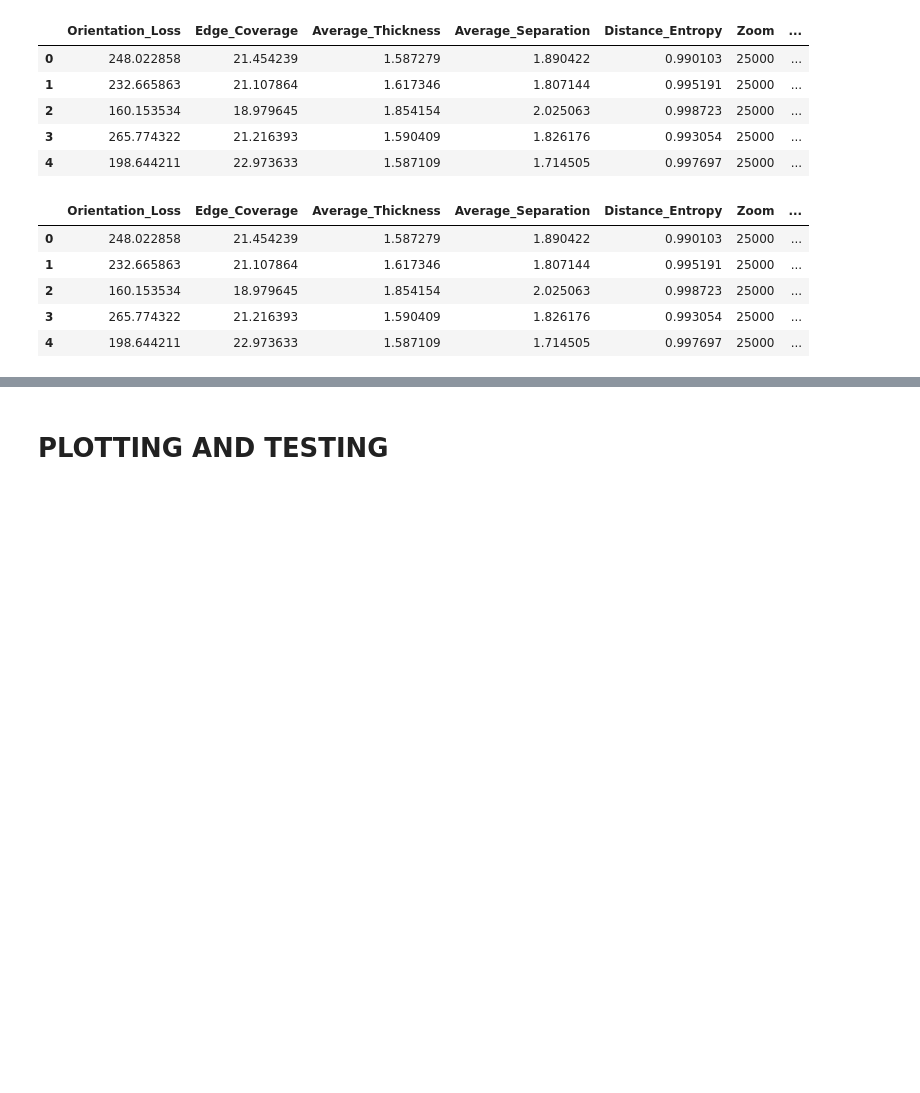
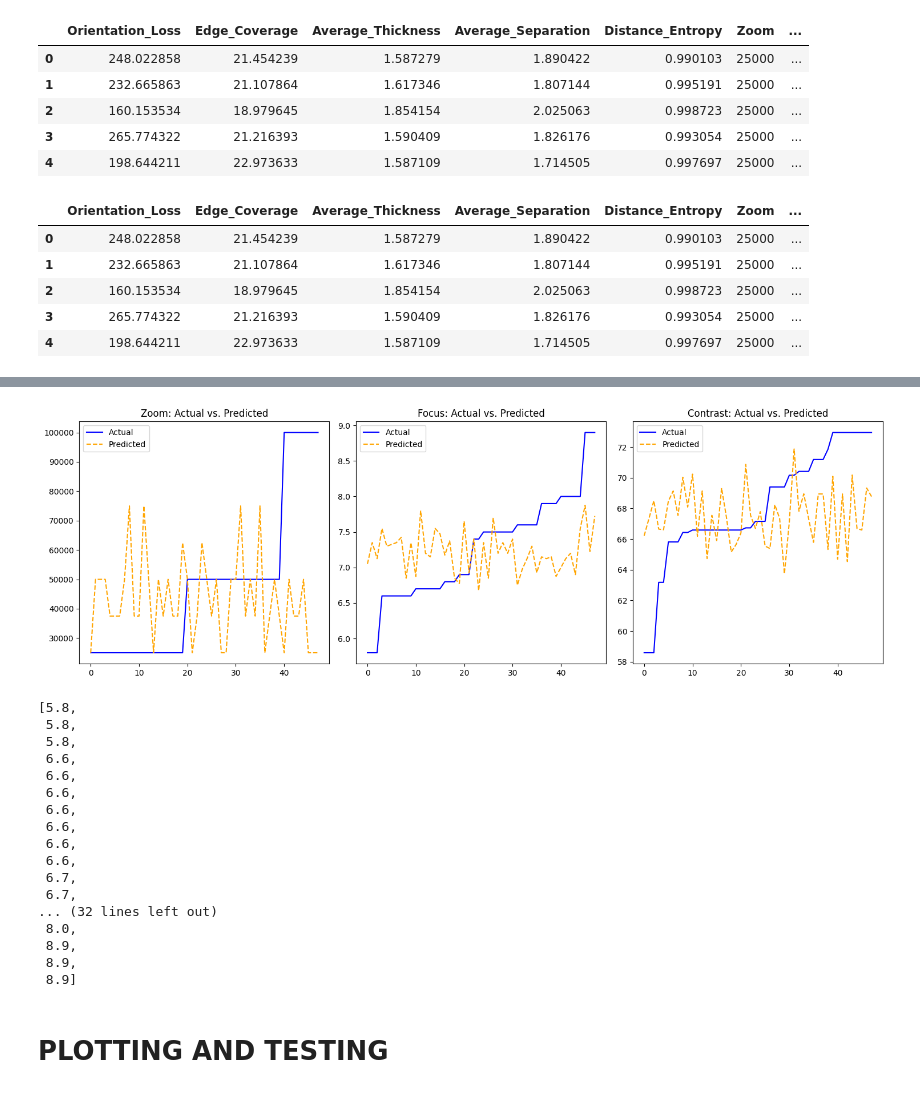
Before and after one commit to melemus/rise_environment, a Jupyter notebook: ReinforcementLearning/UpdatedQL.ipynb, the cells around one changed output, grey strips where cells are left out. Saved outputs shown, nothing was run; the diff lists cells and outputs as text; code cells hidden in the pictures; blank space fills up the shorter version.

```diff
--- a/ReinforcementLearning/UpdatedQL.ipynb
+++ b/ReinforcementLearning/UpdatedQL.ipynb
@@ -214,3 +211,63 @@ plt.show()
+# %%
+df_sorted = df_new.sort_values(by=['Zoom', 'Focus', 'Contrast'], ascending=[True, True, True])
+
+# sorted(original_focus)
+
+original_zoom = sorted(df_sorted['Zoom'])
+original_focus = sorted(df_sorted['Focus'])
+original_contrast = sorted(df_sorted['Contrast'])
+
+predicted_new_zoom = df_sorted['New_Zoom']
+predicted_new_focus = df_sorted['New_Focus']
+predicted_new_contrast = df_sorted['New_Contrast']
+
+x_valZoom = list(range(len(original_zoom)))
+x_valFocus = list(range(len(original_focus)))
+x_valContrast = list(range(len(original_contrast)))
+
+plt.figure(figsize=(15, 5))
+
+plt.subplot(1, 3, 1)
+plt.plot(x_valZoom, original_zoom, color='blue', label='Actual')
+plt.plot(x_valZoom, predicted_new_zoom, color='orange', linestyle='--', label='Predicted')
+plt.title("Zoom: Actual vs. Predicted")
+plt.legend()
+
+
+plt.subplot(1, 3, 2)
+plt.plot(x_valFocus, original_focus, color='blue', label='Actual')
+plt.plot(x_valFocus, predicted_new_focus, color='orange', linestyle='--', label='Predicted')
+plt.title("Focus: Actual vs. Predicted")
+plt.legend()
+
+
+plt.subplot(1, 3, 3)
+plt.plot(x_valContrast, original_contrast, color='blue', label='Actual')
+plt.plot(x_valContrast, predicted_new_contrast, color='orange', linestyle='--', label='Predicted')
+plt.title("Contrast: Actual vs. Predicted")
+plt.legend()
+
+plt.tight_layout()
+plt.show()
+# %% [output]
+[figure, added]
+[5.8,
+ 5.8,
+ 5.8,
+ 6.6,
+ 6.6,
+ 6.6,
+ 6.6,
+ 6.6,
+ 6.6,
+ 6.6,
+ 6.7,
+ 6.7,
+... (32 lines left out)
+ 8.0,
+ 8.9,
+ 8.9,
+ 8.9]
 # %% [markdown]
 # PLOTTING AND TESTING
 # %%
```
Also changed, not shown: parts of 2 cells of this notebook.
